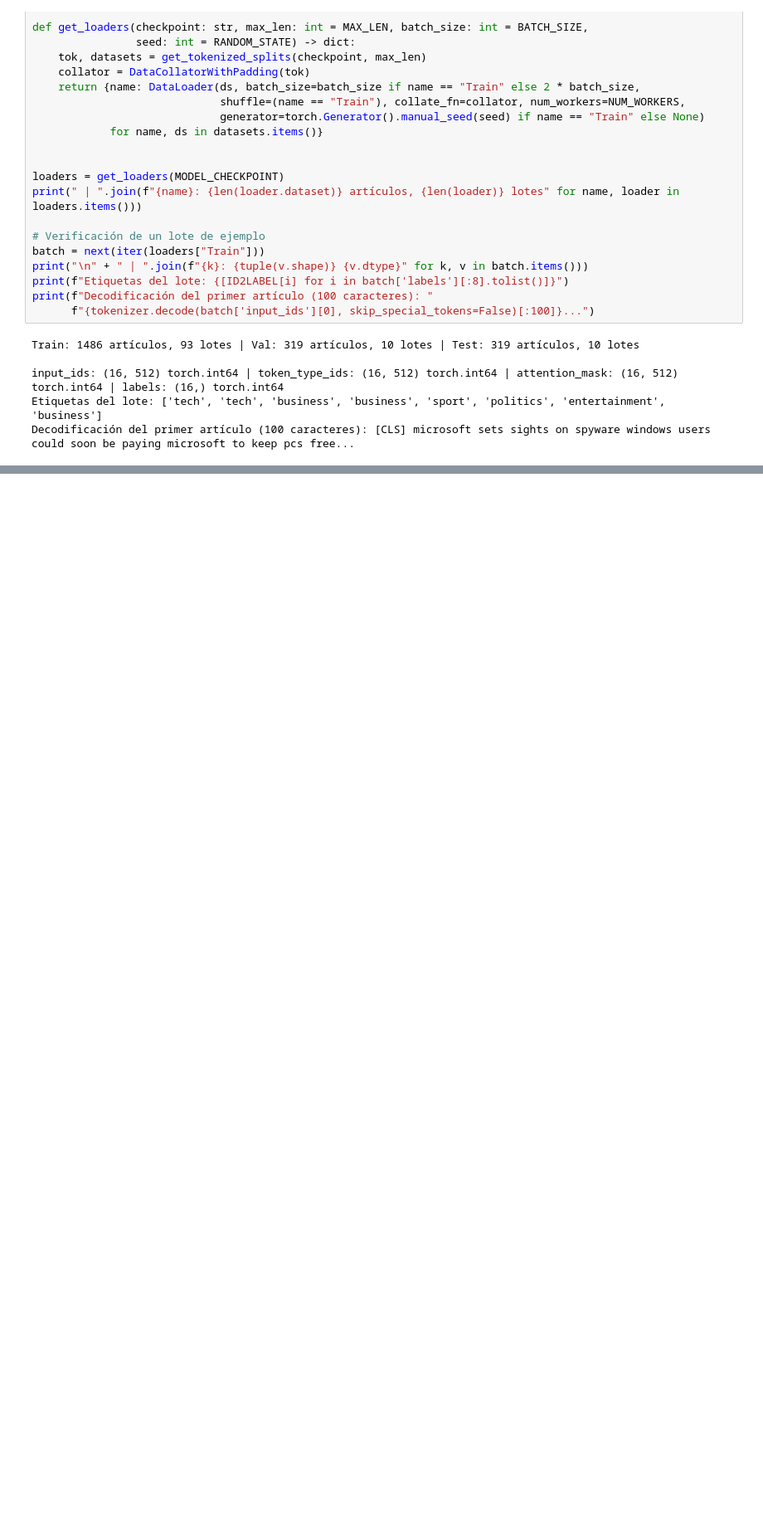
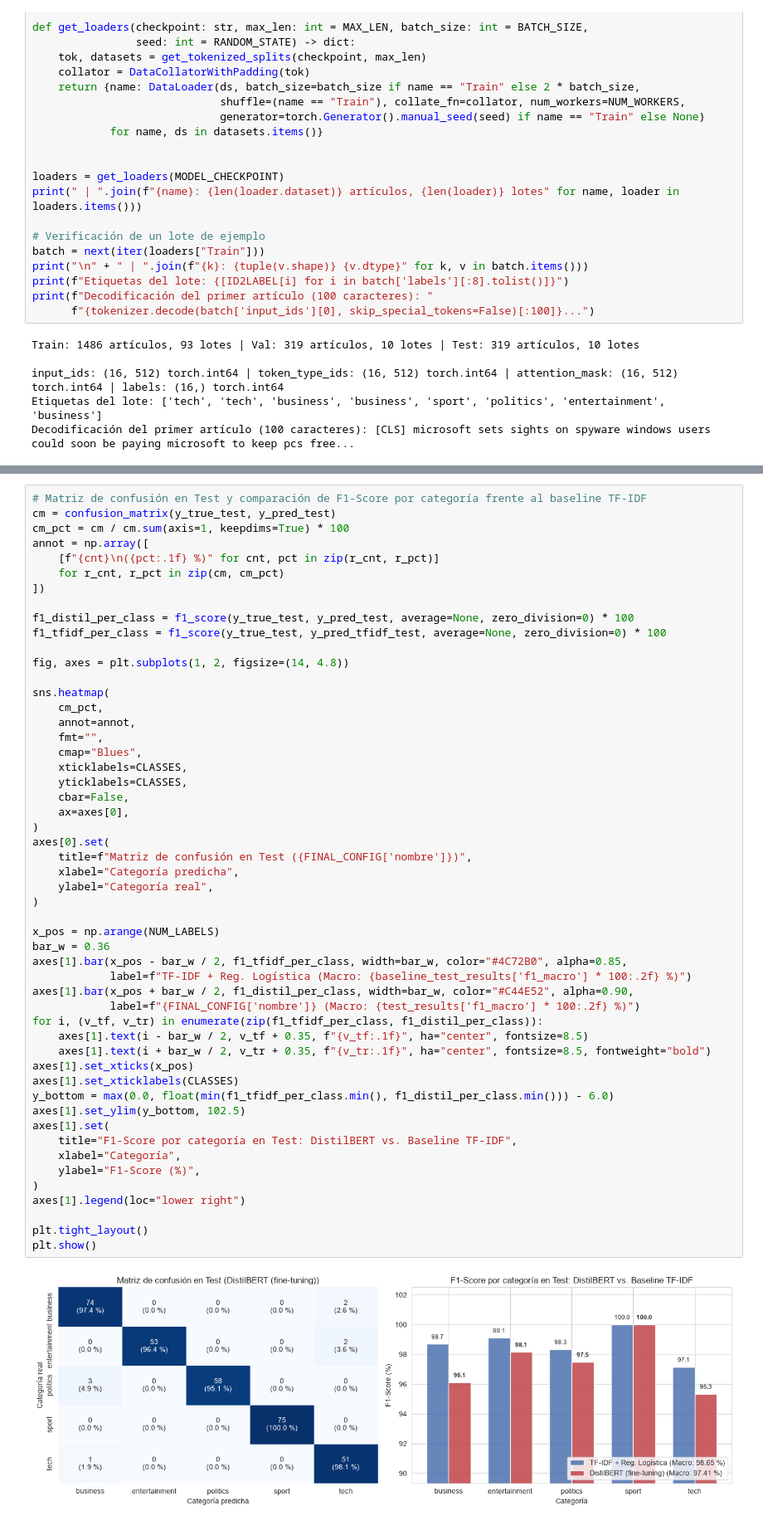
Before and after one commit to yopasa94/TDL_Microproyectos, a Jupyter notebook: microproyecto_3/microproyecto_3.ipynb, the cells around one changed output, grey strips where cells are left out. Shown at 83% size. Cells and saved outputs as stored; diff of their text form; blank space fills up the shorter version.

```diff
--- a/microproyecto_3/microproyecto_3.ipynb
+++ b/microproyecto_3/microproyecto_3.ipynb
@@ -612,2 +1743,56 @@ Decodificación del primer artículo (100 caracteres): [CLS] microsoft sets sigh
+# %%
+# Matriz de confusión en Test y comparación de F1-Score por categoría frente al baseline TF-IDF
+cm = confusion_matrix(y_true_test, y_pred_test)
+cm_pct = cm / cm.sum(axis=1, keepdims=True) * 100
+annot = np.array([
+    [f"{cnt}\n({pct:.1f} %)" for cnt, pct in zip(r_cnt, r_pct)]
+    for r_cnt, r_pct in zip(cm, cm_pct)
+])
+
+f1_distil_per_class = f1_score(y_true_test, y_pred_test, average=None, zero_division=0) * 100
+f1_tfidf_per_class = f1_score(y_true_test, y_pred_tfidf_test, average=None, zero_division=0) * 100
+
+fig, axes = plt.subplots(1, 2, figsize=(14, 4.8))
+
+sns.heatmap(
+    cm_pct,
+    annot=annot,
+    fmt="",
+    cmap="Blues",
+    xticklabels=CLASSES,
+    yticklabels=CLASSES,
+    cbar=False,
+    ax=axes[0],
+)
+axes[0].set(
+    title=f"Matriz de confusión en Test ({FINAL_CONFIG['nombre']})",
+    xlabel="Categoría predicha",
+    ylabel="Categoría real",
+)
+
+x_pos = np.arange(NUM_LABELS)
+bar_w = 0.36
+axes[1].bar(x_pos - bar_w / 2, f1_tfidf_per_class, width=bar_w, color="#4C72B0", alpha=0.85,
+            label=f"TF-IDF + Reg. Logística (Macro: {baseline_test_results['f1_macro'] * 100:.2f} %)")
+axes[1].bar(x_pos + bar_w / 2, f1_distil_per_class, width=bar_w, color="#C44E52", alpha=0.90,
+            label=f"{FINAL_CONFIG['nombre']} (Macro: {test_results['f1_macro'] * 100:.2f} %)")
+for i, (v_tf, v_tr) in enumerate(zip(f1_tfidf_per_class, f1_distil_per_class)):
+    axes[1].text(i - bar_w / 2, v_tf + 0.35, f"{v_tf:.1f}", ha="center", fontsize=8.5)
+    axes[1].text(i + bar_w / 2, v_tr + 0.35, f"{v_tr:.1f}", ha="center", fontsize=8.5, fontweight="bold")
+axes[1].set_xticks(x_pos)
+axes[1].set_xticklabels(CLASSES)
+y_bottom = max(0.0, float(min(f1_tfidf_per_class.min(), f1_distil_per_class.min())) - 6.0)
+axes[1].set_ylim(y_bottom, 102.5)
+axes[1].set(
+    title="F1-Score por categoría en Test: DistilBERT vs. Baseline TF-IDF",
+    xlabel="Categoría",
+    ylabel="F1-Score (%)",
+)
+axes[1].legend(loc="lower right")
+
+plt.tight_layout()
+plt.show()
+# %% [output]
+[figure, added]
 # %% [markdown]
 ### 3.3. Análisis por Categoría y Errores Frecuentes
```
Also changed, not shown: parts of 32 cells of this notebook, 42 other files.
